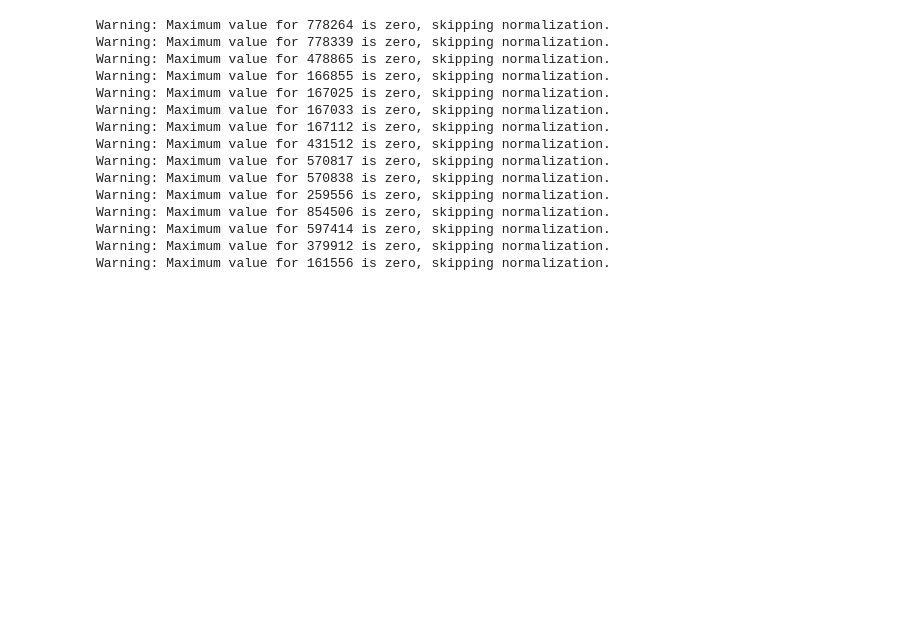
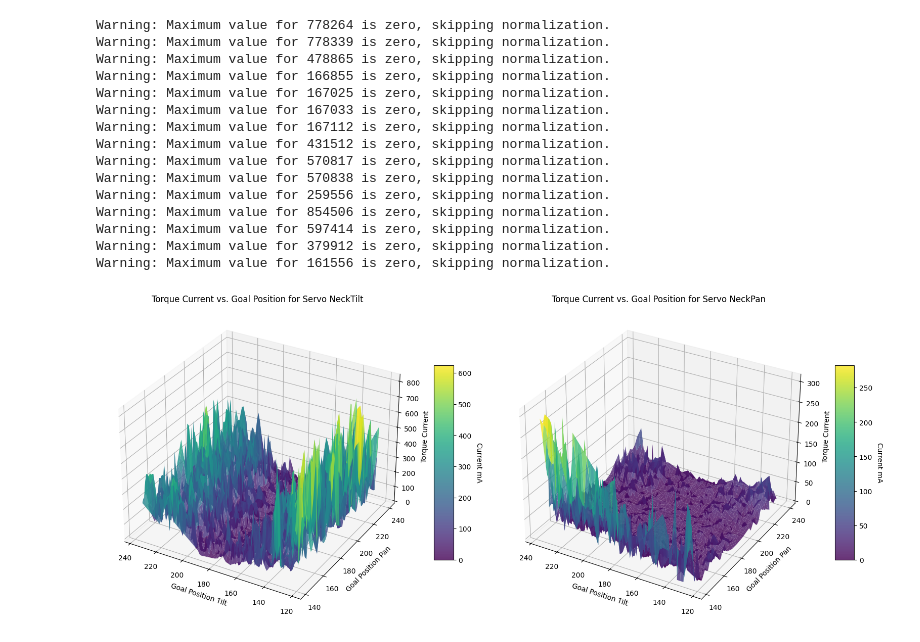
Before and after one commit to ikaros-project/ikaros, a Jupyter notebook: Source/Modules/RobotModules/CompliantRobot/CurrentPositionMapping/PlotTrajectories.ipynb, the cells around one changed output. Saved outputs shown, nothing was run; the diff lists cells and outputs as text; code cells hidden in the pictures; blank space fills up the shorter version.

```diff
--- a/Source/Modules/RobotModules/CompliantRobot/CurrentPositionMapping/PlotTrajectories.ipynb
+++ b/Source/Modules/RobotModules/CompliantRobot/CurrentPositionMapping/PlotTrajectories.ipynb
@@ -474,3 +474,7 @@ Warning: Maximum value for 854506 is zero, skipping normalization.
 Warning: Maximum value for 597414 is zero, skipping normalization.
 Warning: Maximum value for 379912 is zero, skipping normalization.
 Warning: Maximum value for 161556 is zero, skipping normalization.
+# %%
+plot_torque_current_vs_positions(mapping_metrics, ['NeckTilt', 'NeckPan'], servoIndices, mapping_metrics.keys())
+# %% [output]
+[figure, added]
```
Also changed, not shown: parts of 4 cells of this notebook, 2 other files.
